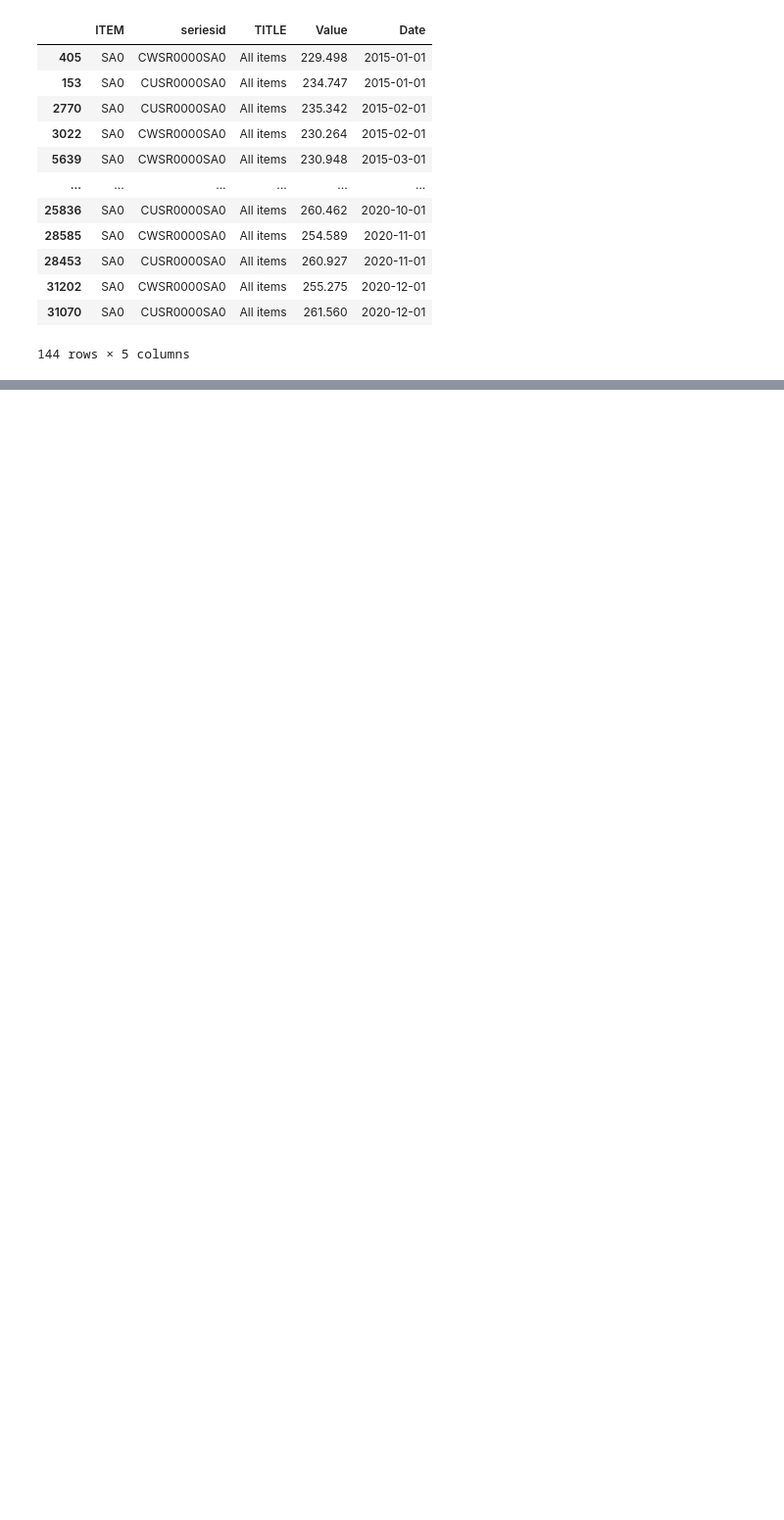
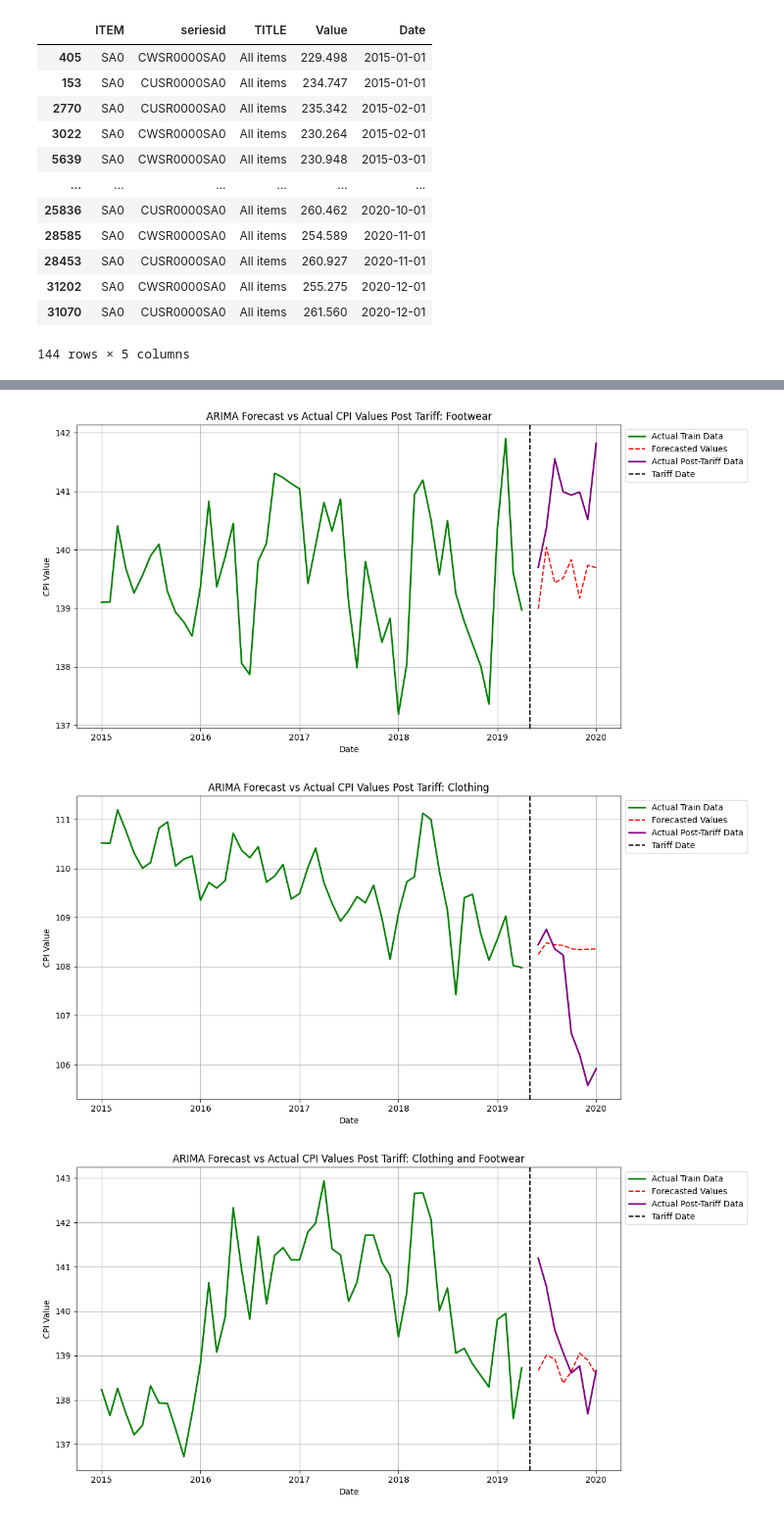
Before and after one commit to MADS-Lions/GoodsComparison2018Tariffs, a Jupyter notebook: notebooks/Modelling - US_arima_forecasts.ipynb, the cells around one changed output, grey strips where cells are left out. Shown at 98% size. Drawn from its saved outputs; the diff is of its cells as text; code cells hidden in the pictures; blank space fills up the shorter version.

```diff
--- a/notebooks/Modelling - US_arima_forecasts.ipynb
+++ b/notebooks/Modelling - US_arima_forecasts.ipynb
@@ -229,0 +282,9 @@ chart1+chart2+chart3
+# %%
+# Getting report category forecasts and visualizations for tariff period to post-tariff period
+for i in us_cat_list:
+    model = arima_model(shelter_clothing_df, i, (5,1,3), '2019-05-01', 8)
+    plot_arima_results(shelter_clothing_df, i, model)
+# %% [output]
+[figure, added]
+[figure, added]
+[figure, added]
```
Also changed, not shown: parts of 17 cells of this notebook, 4 other files.
